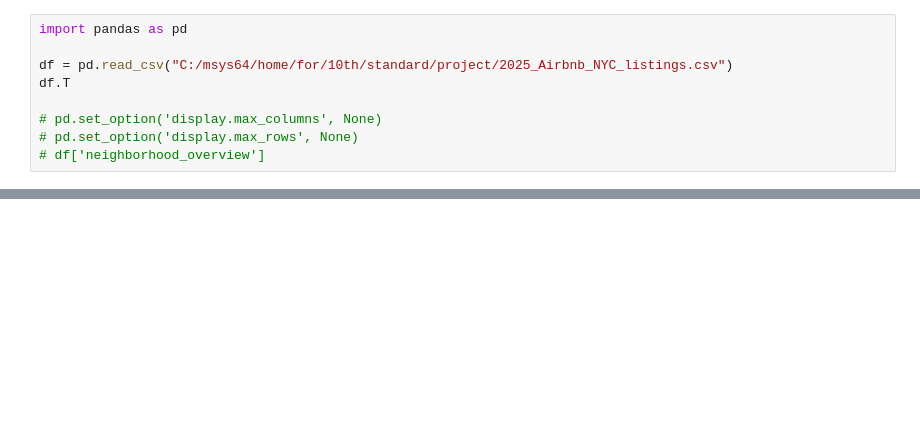
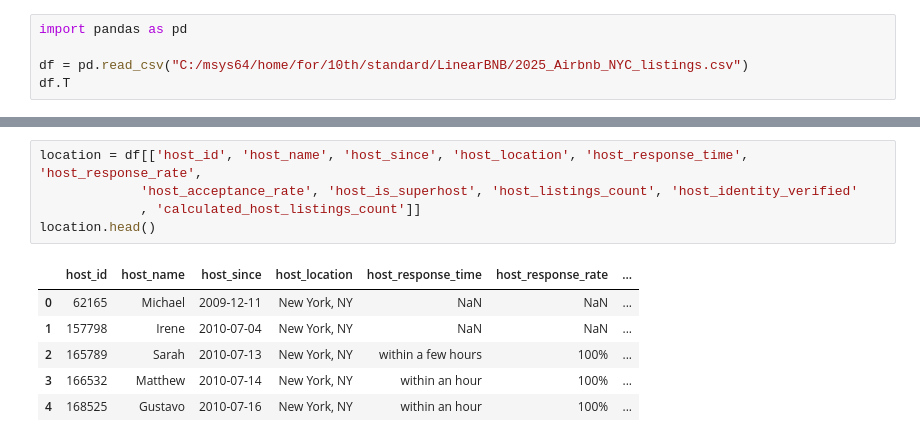
Before and after one commit to Be4hape/10th, a Jupyter notebook: standard/LinearBNB/test.ipynb, the cells around one changed output, grey strips where cells are left out. Saved outputs shown, nothing was run; the diff lists cells and outputs as text; blank space fills up the shorter version.

Commit message:
update LinearBNB - test.ipynb

```diff
--- a/standard/LinearBNB/test.ipynb
+++ b/standard/LinearBNB/test.ipynb
@@ -1,9 +1,5 @@
 # %%
 import pandas as pd
 
-df = pd.read_csv("C:/msys64/home/for/10th/standard/project/2025_Airbnb_NYC_listings.csv")
+df = pd.read_csv("C:/msys64/home/for/10th/standard/LinearBNB/2025_Airbnb_NYC_listings.csv")
 df.T
-
-# pd.set_option('display.max_columns', None)
-# pd.set_option('display.max_rows', None)
-# df['neighborhood_overview']
@@ -33,0 +115,12 @@ dtype: int64
+# %%
+location = df[['host_id', 'host_name', 'host_since', 'host_location', 'host_response_time', 'host_response_rate',
+             'host_acceptance_rate', 'host_is_superhost', 'host_listings_count', 'host_identity_verified'
+             , 'calculated_host_listings_count']]
+location.head()
+# %% [output]
+|  | host_id | host_name | host_since | host_location | host_response_time | host_response_rate | ... |
+| 0 | 62165 | Michael | 2009-12-11 | New York, NY | NaN | NaN | ... |
+| 1 | 157798 | Irene | 2010-07-04 | New York, NY | NaN | NaN | ... |
+| 2 | 165789 | Sarah | 2010-07-13 | New York, NY | within a few hours | 100% | ... |
+| 3 | 166532 | Matthew | 2010-07-14 | New York, NY | within an hour | 100% | ... |
+| 4 | 168525 | Gustavo | 2010-07-16 | New York, NY | within an hour | 100% | ... |
```
Also changed, not shown: parts of 7 cells of this notebook.
